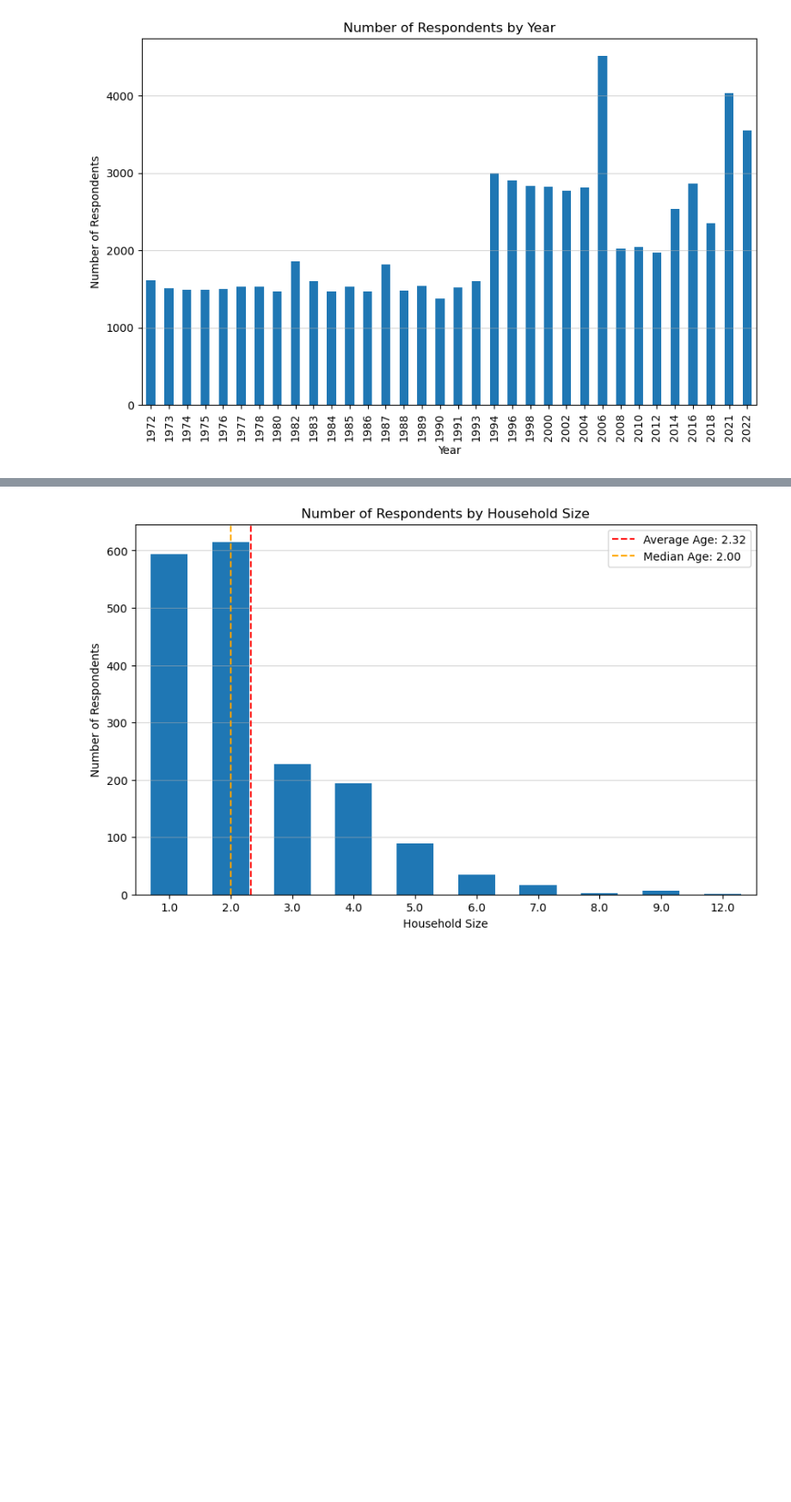
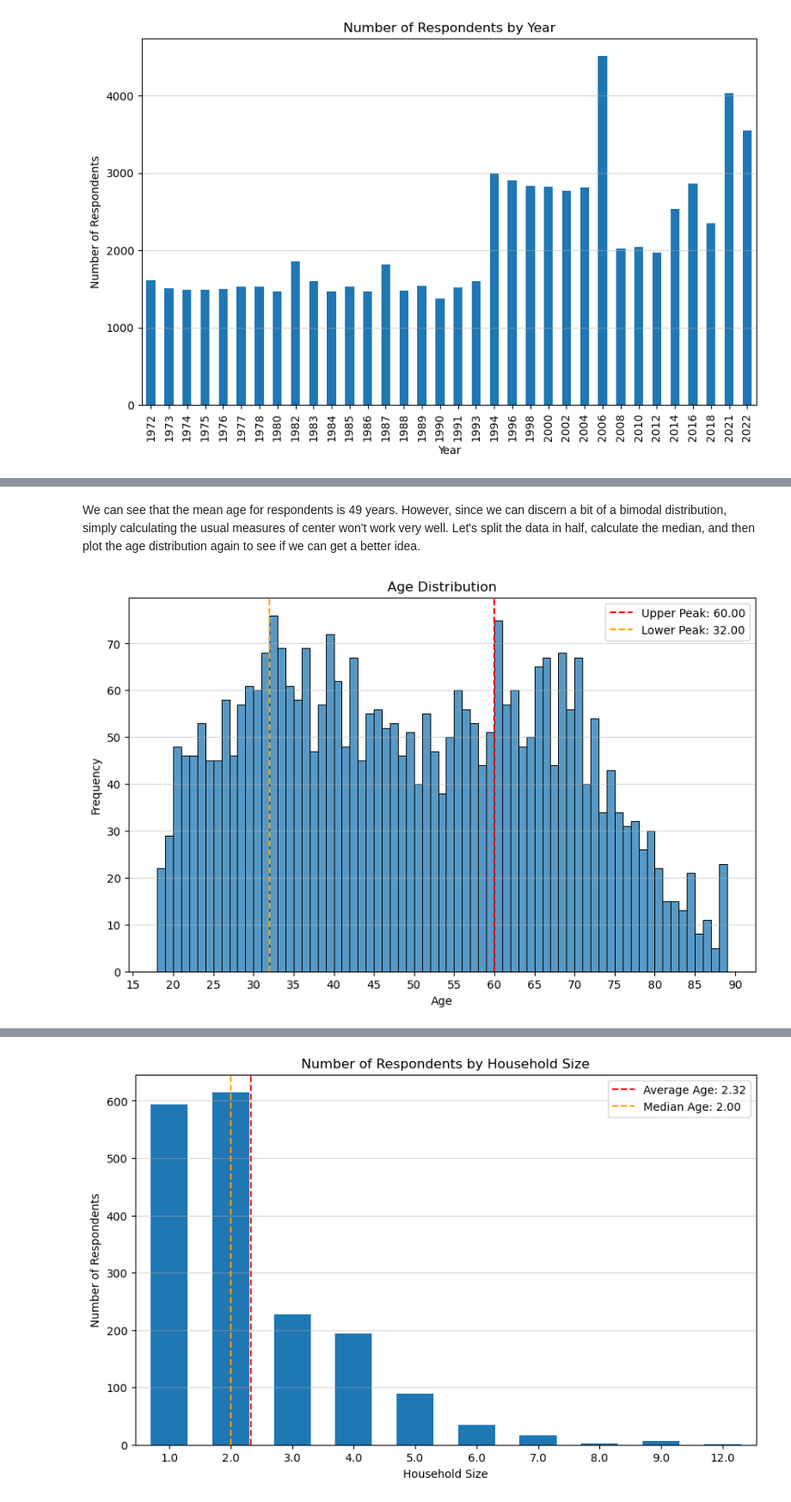
Before and after one commit to eatsfrog/gss-analysis, a Jupyter notebook: GSS Analysis Notebook.ipynb, the cells around one changed output, grey strips where cells are left out. Shown at 86% size. Drawn from its saved outputs; the diff is of its cells as text; code cells hidden in the pictures; blank space fills up the shorter version.

```diff
--- a/GSS Analysis Notebook.ipynb
+++ b/GSS Analysis Notebook.ipynb
@@ -75,0 +104,20 @@ We must keep this in mind once we start doing regression and machine learning. F
+# %% [markdown]
+We can see that the mean age for respondents is 49 years. However, since we can discern a bit of a bimodal distribution, simply calculating the usual measures of center won't work very well. Let's split the data in half, calculate the median, and then plot the age distribution again to see if we can get a better idea.
+# %%
+median_age = df_latest['age'].median()
+large_peak = df_latest[df_latest['age'] >= median_age]['age'].mode().values[0]
+small_peak = df_latest[df_latest['age'] < median_age]['age'].mode().values[0]
+
+plt.figure(figsize=(10, 6))
+sns.histplot(df_latest['age'], bins=df_latest['age'].nunique()-1)
+plt.title('Age Distribution')
+plt.xlabel('Age')
+plt.ylabel('Frequency')
+plt.grid(axis='y', alpha=0.5)
+plt.xticks(range(15, 95, 5))
+plt.axvline(large_peak, color='r', linestyle='--', label=f'Upper Peak: {large_peak:.2f}')
+plt.axvline(small_peak, color='orange', linestyle='--', label=f'Lower Peak: {small_peak:.2f}')
+plt.legend()
+plt.show()
+# %% [output]
+[figure, added]
```
Also changed, not shown: parts of 48 cells of this notebook, 1 other file.
